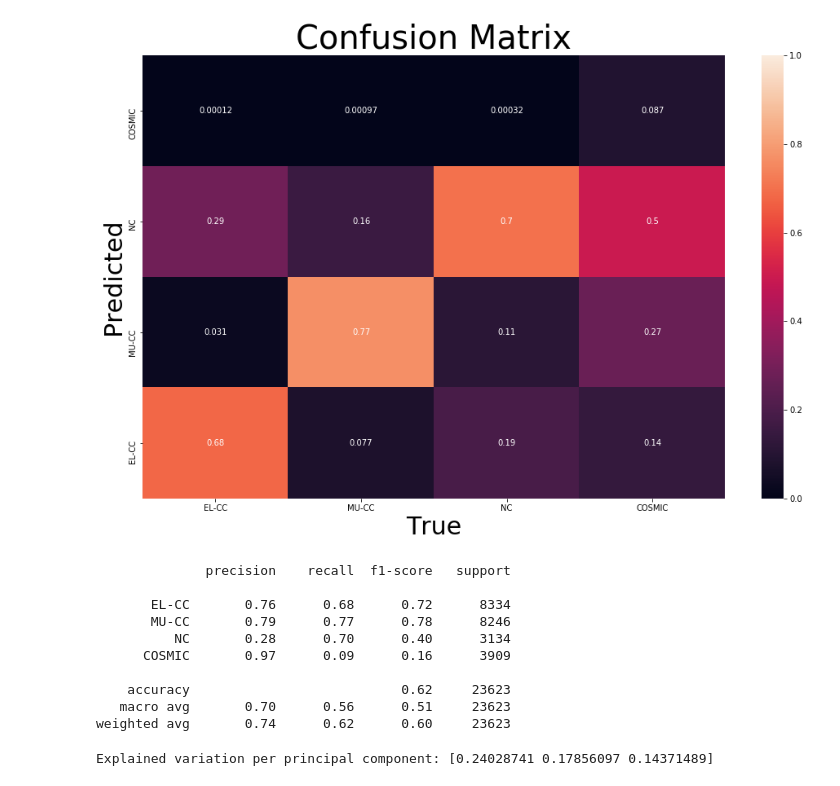
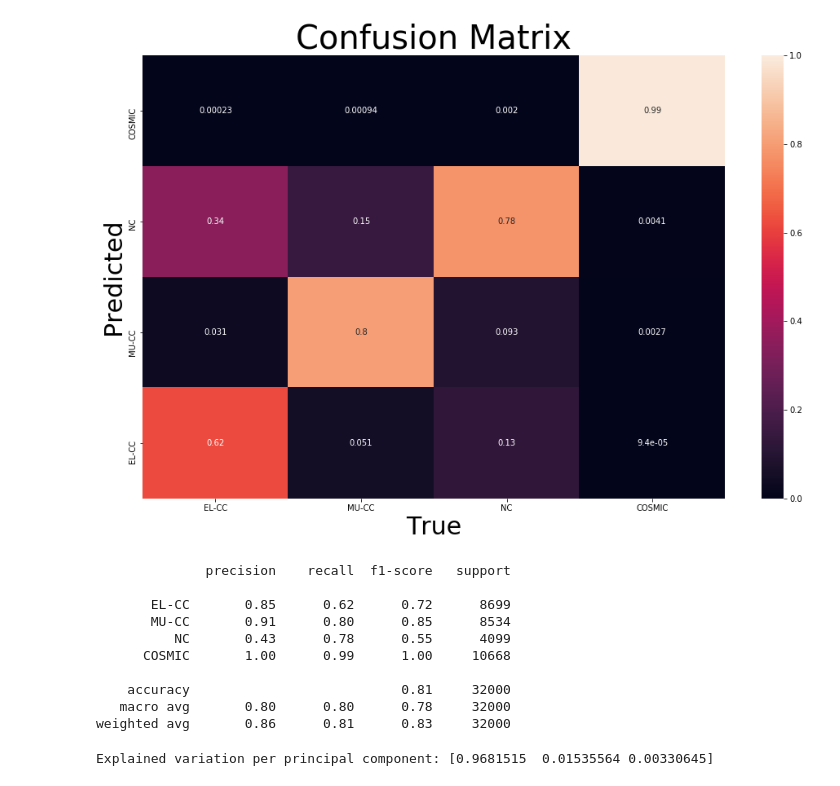
Before and after one commit to chipsneutrino/chips-net, a Jupyter notebook: classification.ipynb, the cells around one changed output. Cells and saved outputs as stored; diff of their text form; code cells hidden in the pictures.

Commit message:
feat: large changes to classification evaluator and notebook to introduce weighting of events and ROOT plotting

```diff
--- a/classification.ipynb
+++ b/classification.ipynb
@@ -156,43 +102,44 @@ plt.show()
+# %%
+def pred_classifier(event):
+    combined_values = [event['nuel_cc_pred'], event['numu_cc_pred'], event['nc_pred'], event['cosmic_pred']]
+    return np.asarray(combined_values).argmax()
+
+evaluator.events['pred_cat_combined'] = evaluator.events.apply(pred_classifier, axis=1)
+evaluator.events["pred_cat_combined"] = evaluator.events["pred_cat_combined"].astype('int')
 # %%
-from sklearn.metrics import confusion_matrix
-import seaborn as sn
-import pandas as pd
-import matplotlib.pyplot as plt
-matrix = confusion_matrix(selection["true_cat_combined"], selection["pred_cat_combined"], normalize='true')
+matrix = confusion_matrix(evaluator.events["true_cat_combined"], evaluator.events["pred_cat_combined"], normalize='true')
 matrix_transpose = np.rot90(matrix, 1)
 df_cm = pd.DataFrame(matrix_transpose,
                      index = ["COSMIC", "NC", "MU-CC", "EL-CC"],
                      columns = ["EL-CC", "MU-CC", "NC", "COSMIC"])
 plt.figure(figsize=(16,10))
-sn.heatmap(df_cm, annot=True, vmin=0.0, vmax=1.0)
+sns.heatmap(df_cm, annot=True, vmin=0.0, vmax=1.0)
 plt.title('Confusion Matrix', fontsize = 40) # title with fontsize 20
 plt.xlabel('True', fontsize = 30) # x-axis label with fontsize 15
 plt.ylabel('Predicted', fontsize = 30) # y-axis label with fontsize 15
 plt.show()
 # %% [output]
-[figure, old version]
+[figure, new version]
 # %%
-from sklearn.metrics import classification_report
 axis_labels = ["EL-CC", "MU-CC", "NC", "COSMIC"]
-print(classification_report(selection["true_cat_combined"], selection["pred_cat_combined"], target_names=axis_labels))
+print(classification_report(evaluator.events["true_cat_combined"], evaluator.events["pred_cat_combined"], target_names=axis_labels))
 # %% [output]
               precision    recall  f1-score   support
 
-       EL-CC       0.76      0.68      0.72      8334
-       MU-CC       0.79      0.77      0.78      8246
-          NC       0.28      0.70      0.40      3134
-      COSMIC       0.97      0.09      0.16      3909
+       EL-CC       0.85      0.62      0.72      8699
+       MU-CC       0.91      0.80      0.85      8534
+          NC       0.43      0.78      0.55      4099
+      COSMIC       1.00      0.99      1.00     10668
 
-    accuracy                           0.62     23623
-   macro avg       0.70      0.56      0.51     23623
-weighted avg       0.74      0.62      0.60     23623
+    accuracy                           0.81     32000
+   macro avg       0.80      0.80      0.78     32000
+weighted avg       0.86      0.81      0.83     32000
 # %%
-from sklearn.decomposition import PCA
 pca = PCA(n_components=3)
-pca_result = pca.fit_transform(np.stack(evaluator.events["dense_output"], axis=0))
+pca_result = pca.fit_transform(np.stack(evaluator.events["dense"], axis=0))
 print('Explained variation per principal component: {}'.format(pca.explained_variance_ratio_))
 # %% [output]
-Explained variation per principal component: [0.24028741 0.17856097 0.14371489]
+Explained variation per principal component: [0.9681515  0.01535564 0.00330645]
 # %%
 # Add in the labels
 pca_df = pd.DataFrame(pca_result)
```
Also changed, not shown: parts of 31 cells of this notebook, 5 other files.
